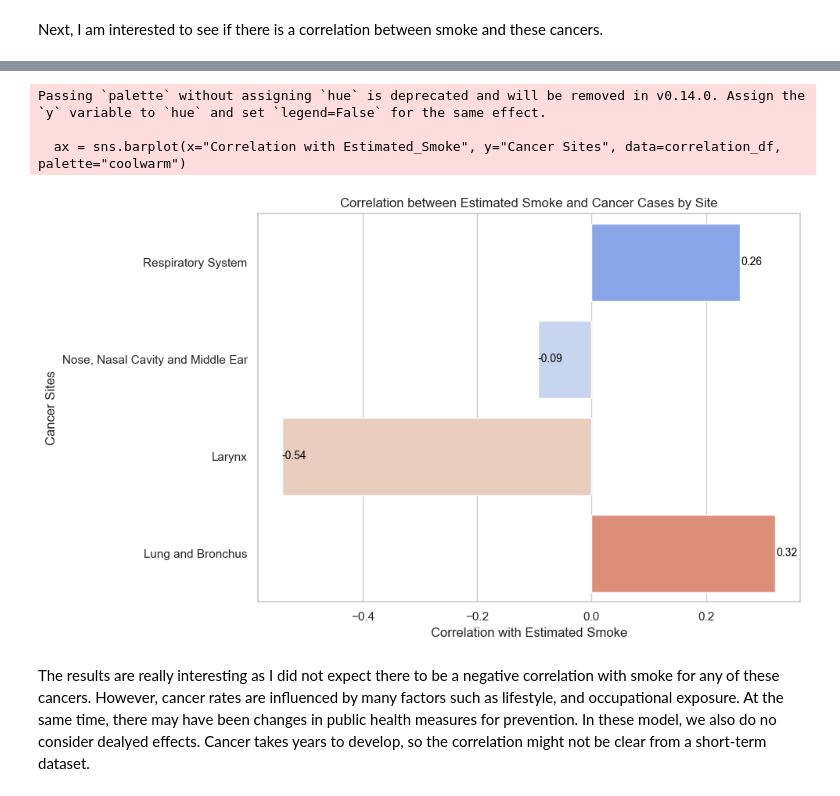
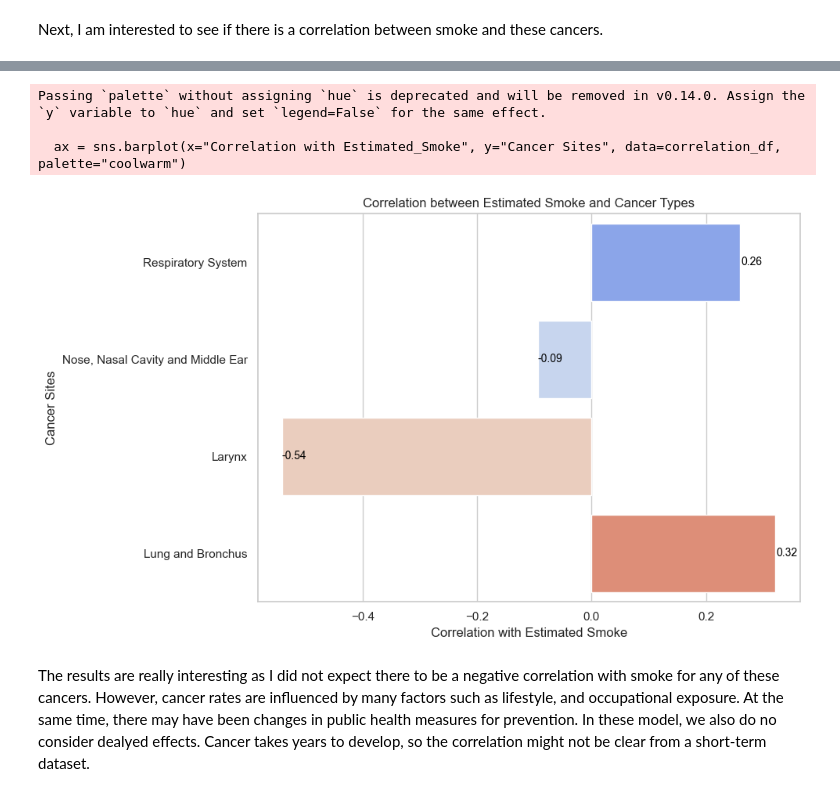
Before and after one commit to fangyulim/data-512-project, a Jupyter notebook: modules/part2_extension_plan.ipynb, the cells around one changed output, grey strips where cells are left out. Saved outputs shown, nothing was run; the diff lists cells and outputs as text; code cells hidden in the pictures.

```diff
--- a/modules/part2_extension_plan.ipynb
+++ b/modules/part2_extension_plan.ipynb
@@ -84,5 +82,3 @@ grouped_wildfire_df.head(3)
 | 0 | 1961 | 0.003492 |
 | 1 | 1962 | 0.002820 |
 | 2 | 1963 | 0.000613 |
-# %%
-wildfire_df["Estimated_Smoke"]*=100
@@ -970,34 +898,34 @@ aggregated_df = wildfire_df.groupby("Year").agg({
     "Distance": "mean"
 }).reset_index()
 
 correlation_results = []
 
 for cancer_site in cancer_subset["Cancer Sites"].unique():
     site_data = cancer_subset[cancer_subset["Cancer Sites"] == cancer_site]
     merged_df = pd.merge(site_data, aggregated_df, on="Year", how="inner")
     merged_df = merged_df.dropna(subset=["Count", "Estimated_Smoke"])
     correlation = merged_df[["Count", "Estimated_Smoke"]].corr().iloc[0, 1]
     correlation_results.append((cancer_site, correlation))
 
 correlation_df = pd.DataFrame(correlation_results, columns=["Cancer Sites", "Correlation with Estimated_Smoke"])
 
 plt.figure(figsize=(10, 6))
 ax = sns.barplot(x="Correlation with Estimated_Smoke", y="Cancer Sites", data=correlation_df, palette="coolwarm")
-plt.title("Correlation between Estimated Smoke and Cancer Cases by Site")
+plt.title("Correlation between Estimated Smoke and Cancer Types")
 plt.xlabel("Correlation with Estimated Smoke")
 plt.ylabel("Cancer Sites")
 
 for p in ax.patches:
     ax.text(p.get_width() + 0.02, p.get_y() + p.get_height() / 2,
             f'{p.get_width():.2f}',
             ha='center', va='center', fontsize=10, color='black')
 
 plt.tight_layout()
 plt.show()
 # %% [output]
 Passing `palette` without assigning `hue` is deprecated and will be removed in v0.14.0. Assign the `y` variable to `hue` and set `legend=False` for the same effect.
 
   ax = sns.barplot(x="Correlation with Estimated_Smoke", y="Cancer Sites", data=correlation_df, palette="coolwarm")
-[figure, old version]
+[figure, new version]
 # %% [markdown]
 The results are really interesting as I did not expect there to be a negative correlation with smoke for any of these cancers. However, cancer rates are influenced by many factors such as lifestyle, and occupational exposure. At the same time, there may have been changes in public health measures for prevention. In these model, we also do no consider dealyed effects. Cancer takes years to develop, so the correlation might not be clear from a short-term dataset.
```
Also changed, not shown: parts of 21 cells of this notebook.
